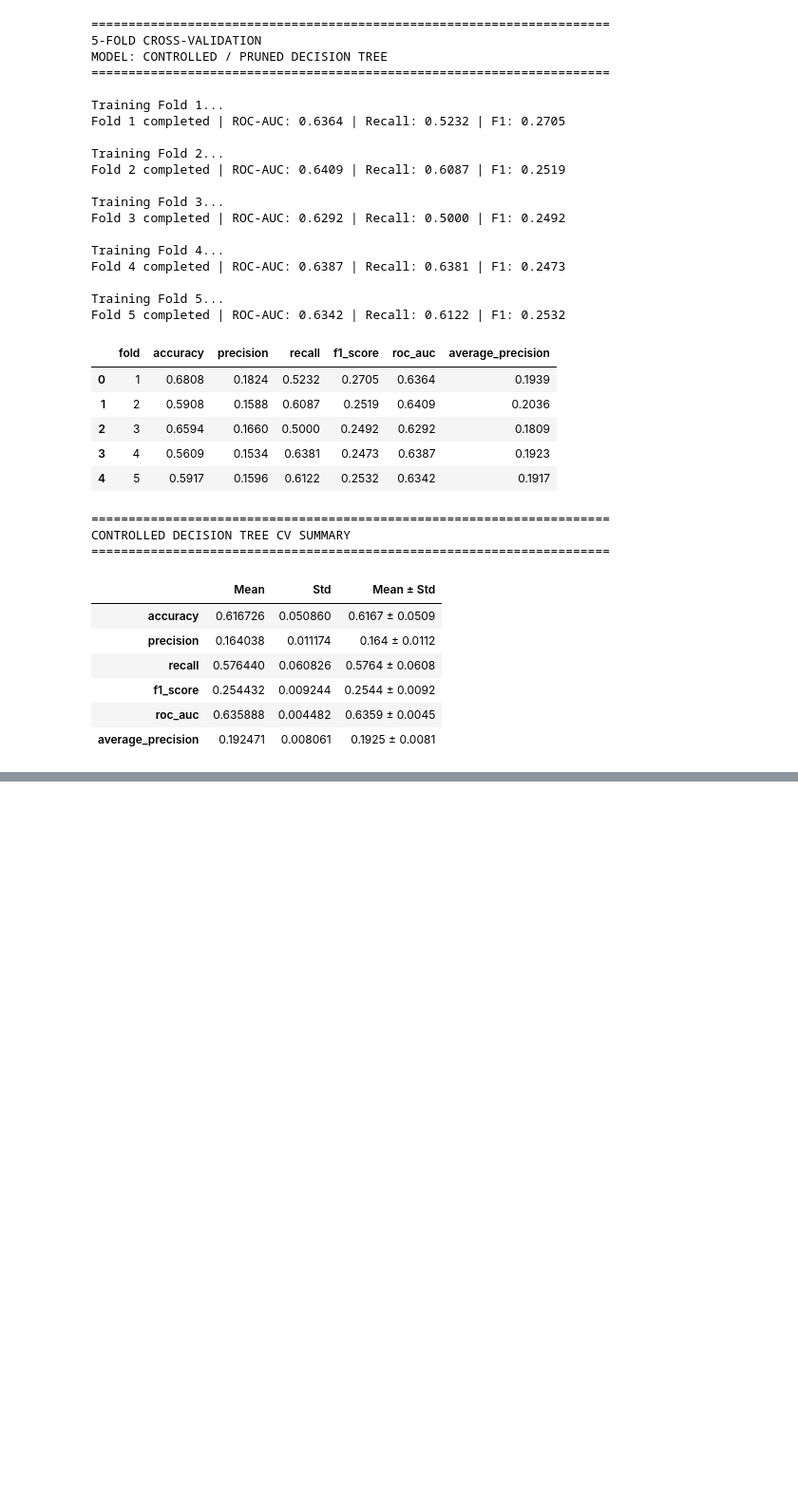
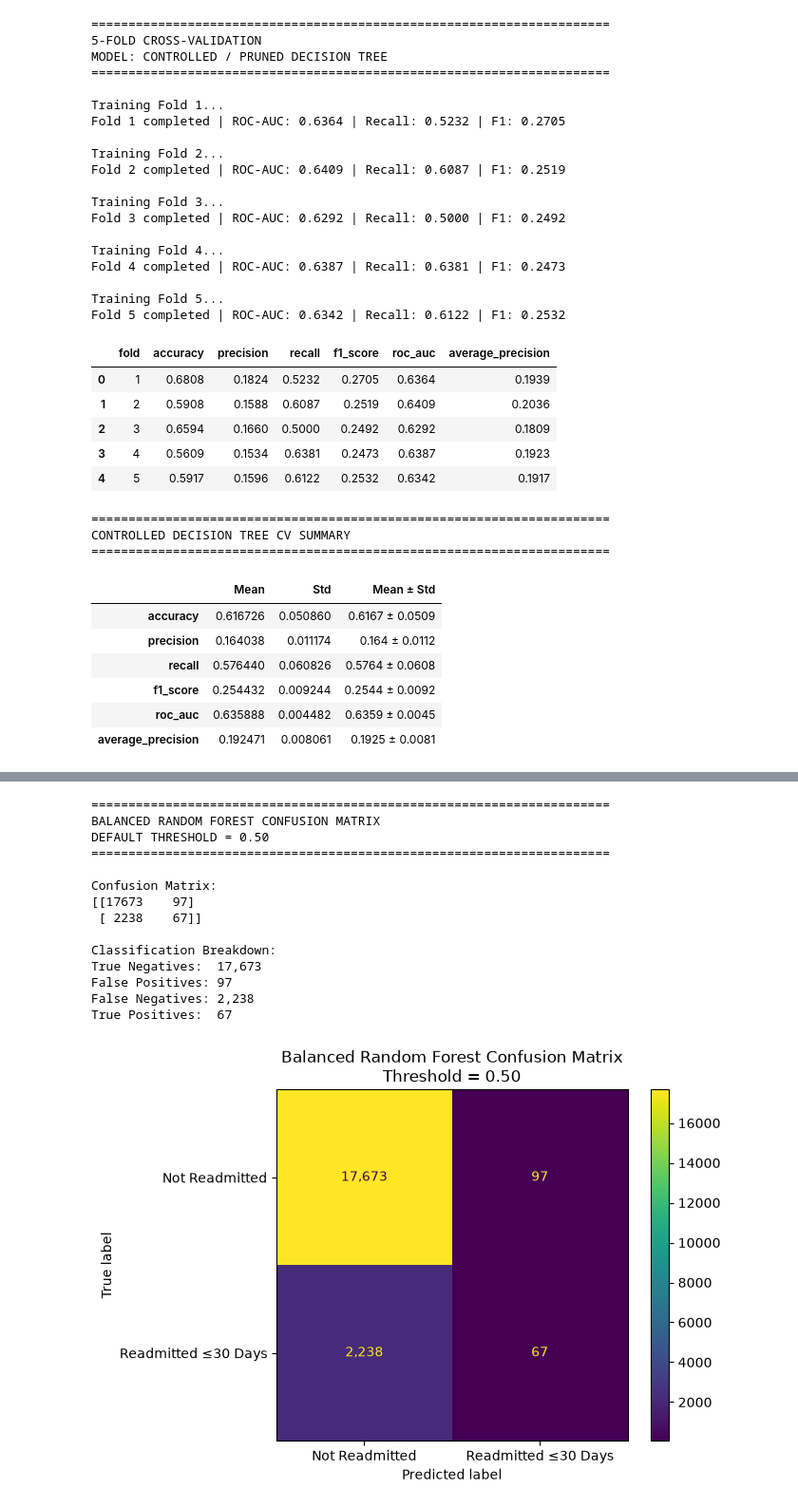
Before and after one commit to amanchaurasia512/diabetes-130-hospitals, a Jupyter notebook: Notebook/04_machine_learning_modeling.ipynb, the cells around one changed output, grey strips where cells are left out. Shown at 95% size. Cells and saved outputs as stored; diff of their text form; code cells hidden in the pictures; blank space fills up the shorter version.

```diff
--- a/Notebook/04_machine_learning_modeling.ipynb
+++ b/Notebook/04_machine_learning_modeling.ipynb
@@ -3584,0 +4493,19 @@ CONTROLLED DECISION TREE CV SUMMARY
+# %%
+# ============================================================
+# BALANCED RANDOM FOREST PREDICTIONS
+# ============================================================
+
+y_pred_balanced_rf = balanced_rf_pipeline.predict(
+    X_test
+)
+
+y_prob_balanced_rf = balanced_rf_pipeline.predict_proba(
+    X_test
+)[:, 1]
+
+print("=" * 70)
+print("BALANCED RANDOM FOREST PREDICTIONS GENERATED")
+print("=" * 70)
+
+print(f"\nPrediction shape: {y_pred_balanced_rf.shape}")
+print(f"Probability shape: {y_prob_balanced_rf.shape}")
@@ -3584,0 +4589,58 @@ CONTROLLED DECISION TREE CV SUMMARY
+# %%
+# ============================================================
+# BALANCED RANDOM FOREST CONFUSION MATRIX
+# DEFAULT THRESHOLD = 0.50
+# ============================================================
+
+cm_balanced_rf = confusion_matrix(
+    y_test,
+    y_pred_balanced_rf
+)
+
+tn, fp, fn, tp = cm_balanced_rf.ravel()
+
+print("=" * 70)
+print("BALANCED RANDOM FOREST CONFUSION MATRIX")
+print("DEFAULT THRESHOLD = 0.50")
+print("=" * 70)
+
+print("\nConfusion Matrix:")
+print(cm_balanced_rf)
+
+print("\nClassification Breakdown:")
+print(f"True Negatives:  {tn:,}")
+print(f"False Positives: {fp:,}")
+print(f"False Negatives: {fn:,}")
+print(f"True Positives:  {tp:,}")
+
+disp = ConfusionMatrixDisplay(
+    confusion_matrix=cm_balanced_rf,
+    display_labels=[
+        "Not Readmitted",
+        "Readmitted ≤30 Days"
+    ]
+)
+
+disp.plot(values_format=",")
+
+plt.title(
+    "Balanced Random Forest Confusion Matrix\nThreshold = 0.50"
+)
+
+plt.show()
+# %% [output]
+======================================================================
+BALANCED RANDOM FOREST CONFUSION MATRIX
+DEFAULT THRESHOLD = 0.50
+======================================================================
+
+Confusion Matrix:
+[[17673    97]
+ [ 2238    67]]
+
+Classification Breakdown:
+True Negatives:  17,673
+False Positives: 97
+False Negatives: 2,238
+True Positives:  67
+[figure, added]
```
Also changed, not shown: parts of 25 cells of this notebook.
